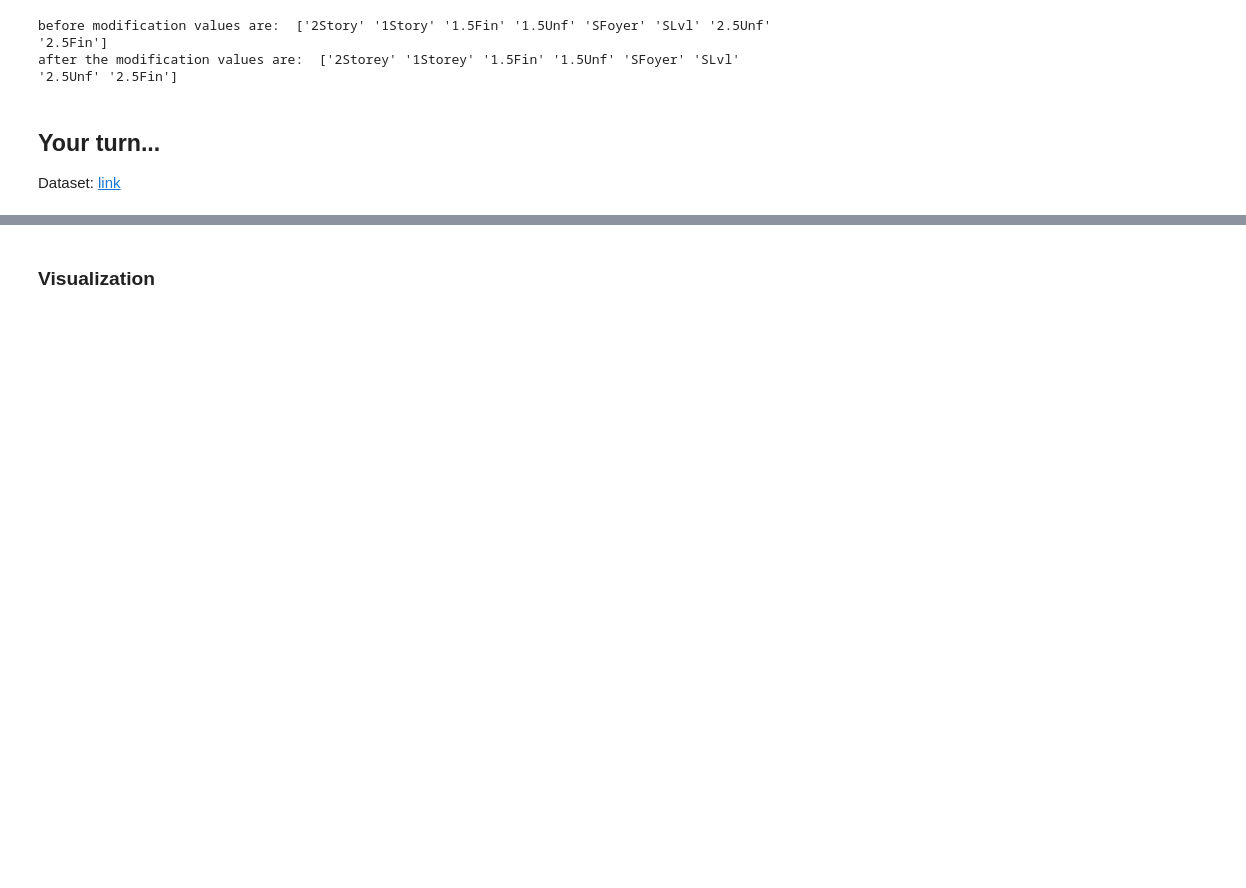
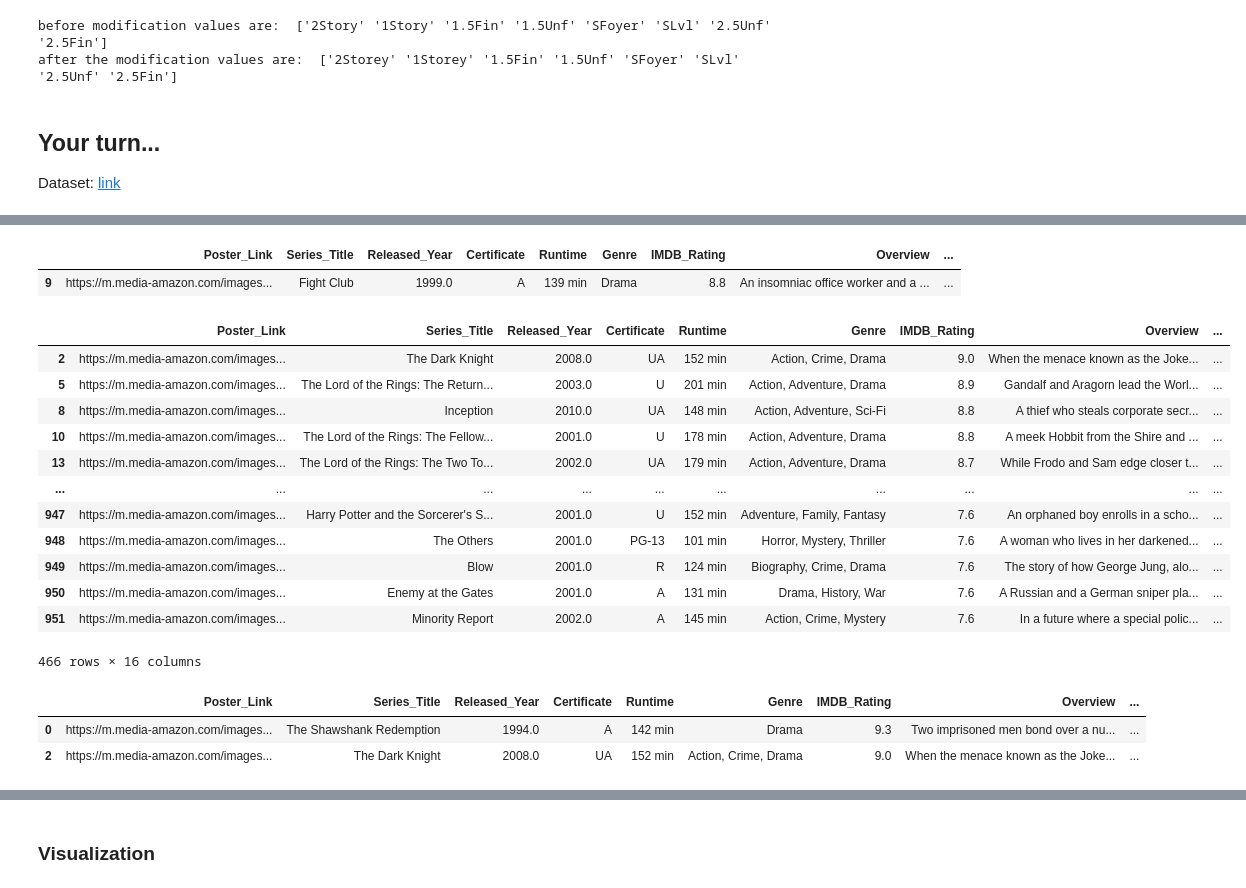
Before and after one commit to mklasby/ensf-444, a Jupyter notebook: lab-1/Working_with_Pandas_and_EDA_Lab_1_ENSF_444.ipynb, the cells around one changed output, grey strips where cells are left out. Drawn from its saved outputs; the diff is of its cells as text; code cells hidden in the pictures; blank space fills up the shorter version.

```diff
--- a/lab-1/Working_with_Pandas_and_EDA_Lab_1_ENSF_444.ipynb
+++ b/lab-1/Working_with_Pandas_and_EDA_Lab_1_ENSF_444.ipynb
@@ -510,0 +368,3 @@ Name: Series_Title, Length: 1000, dtype: object
+# %%
+# Read the dataset
+df_movies = pd.read_csv(_DATA_PATH/"imdb_top_1000.csv")
@@ -510,0 +422,9 @@ Name: Series_Title, Length: 1000, dtype: object
+# %%
+# Convert 'Released_Year' to int
+df_movies['Released_Year'] = pd.to_numeric(df_movies['Released_Year'], errors='coerce')
+
+# Convert 'Gross' to float
+df_movies['Gross'] = df_movies['Gross'].str.replace(',', '').astype(float)
+
+# Now, you can check the data types of your DataFrame
+print(df_movies.dtypes)
@@ -510,0 +449,30 @@ Name: Series_Title, Length: 1000, dtype: object
+# %%
+# take a look at the record for Fight Club
+df_movies[df_movies.Series_Title == 'Fight Club']
+# %% [output]
+|  | Poster_Link | Series_Title | Released_Year | Certificate | Runtime | Genre | IMDB_Rating | Overview | ... |
+| 9 | https://m.media-amazon.com/images... | Fight Club | 1999.0 | A | 139 min | Drama | 8.8 | An insomniac office worker and a ... | ... |
+# %%
+# which are the movies released after the year 2000?
+df_movies[df_movies.Released_Year > 2000]
+# %% [output]
+|  | Poster_Link | Series_Title | Released_Year | Certificate | Runtime | Genre | IMDB_Rating | Overview | ... |
+| 2 | https://m.media-amazon.com/images... | The Dark Knight | 2008.0 | UA | 152 min | Action, Crime, Drama | 9.0 | When the menace known as the Joke... | ... |
+| 5 | https://m.media-amazon.com/images... | The Lord of the Rings: The Return... | 2003.0 | U | 201 min | Action, Adventure, Drama | 8.9 | Gandalf and Aragorn lead the Worl... | ... |
+| 8 | https://m.media-amazon.com/images... | Inception | 2010.0 | UA | 148 min | Action, Adventure, Sci-Fi | 8.8 | A thief who steals corporate secr... | ... |
+| 10 | https://m.media-amazon.com/images... | The Lord of the Rings: The Fellow... | 2001.0 | U | 178 min | Action, Adventure, Drama | 8.8 | A meek Hobbit from the Shire and ... | ... |
+| 13 | https://m.media-amazon.com/images... | The Lord of the Rings: The Two To... | 2002.0 | UA | 179 min | Action, Adventure, Drama | 8.7 | While Frodo and Sam edge closer t... | ... |
+| ... | ... | ... | ... | ... | ... | ... | ... | ... | ... |
+| 947 | https://m.media-amazon.com/images... | Harry Potter and the Sorcerer's S... | 2001.0 | U | 152 min | Adventure, Family, Fantasy | 7.6 | An orphaned boy enrolls in a scho... | ... |
+| 948 | https://m.media-amazon.com/images... | The Others | 2001.0 | PG-13 | 101 min | Horror, Mystery, Thriller | 7.6 | A woman who lives in her darkened... | ... |
+| 949 | https://m.media-amazon.com/images... | Blow | 2001.0 | R | 124 min | Biography, Crime, Drama | 7.6 | The story of how George Jung, alo... | ... |
+| 950 | https://m.media-amazon.com/images... | Enemy at the Gates | 2001.0 | A | 131 min | Drama, History, War | 7.6 | A Russian and a German sniper pla... | ... |
+| 951 | https://m.media-amazon.com/images... | Minority Report | 2002.0 | A | 145 min | Action, Crime, Mystery | 7.6 | In a future where a special polic... | ... |
+466 rows × 16 columns
+# %%
+# which are the 2 most famous ones? (look at the number of votes!)
+df_movies.sort_values(by="No_of_Votes", ascending=False).head(2)
+# %% [output]
+|  | Poster_Link | Series_Title | Released_Year | Certificate | Runtime | Genre | IMDB_Rating | Overview | ... |
+| 0 | https://m.media-amazon.com/images... | The Shawshank Redemption | 1994.0 | A | 142 min | Drama | 9.3 | Two imprisoned men bond over a nu... | ... |
+| 2 | https://m.media-amazon.com/images... | The Dark Knight | 2008.0 | UA | 152 min | Action, Crime, Drama | 9.0 | When the menace known as the Joke... | ... |
```
Also changed, not shown: parts of 57 cells of this notebook.
